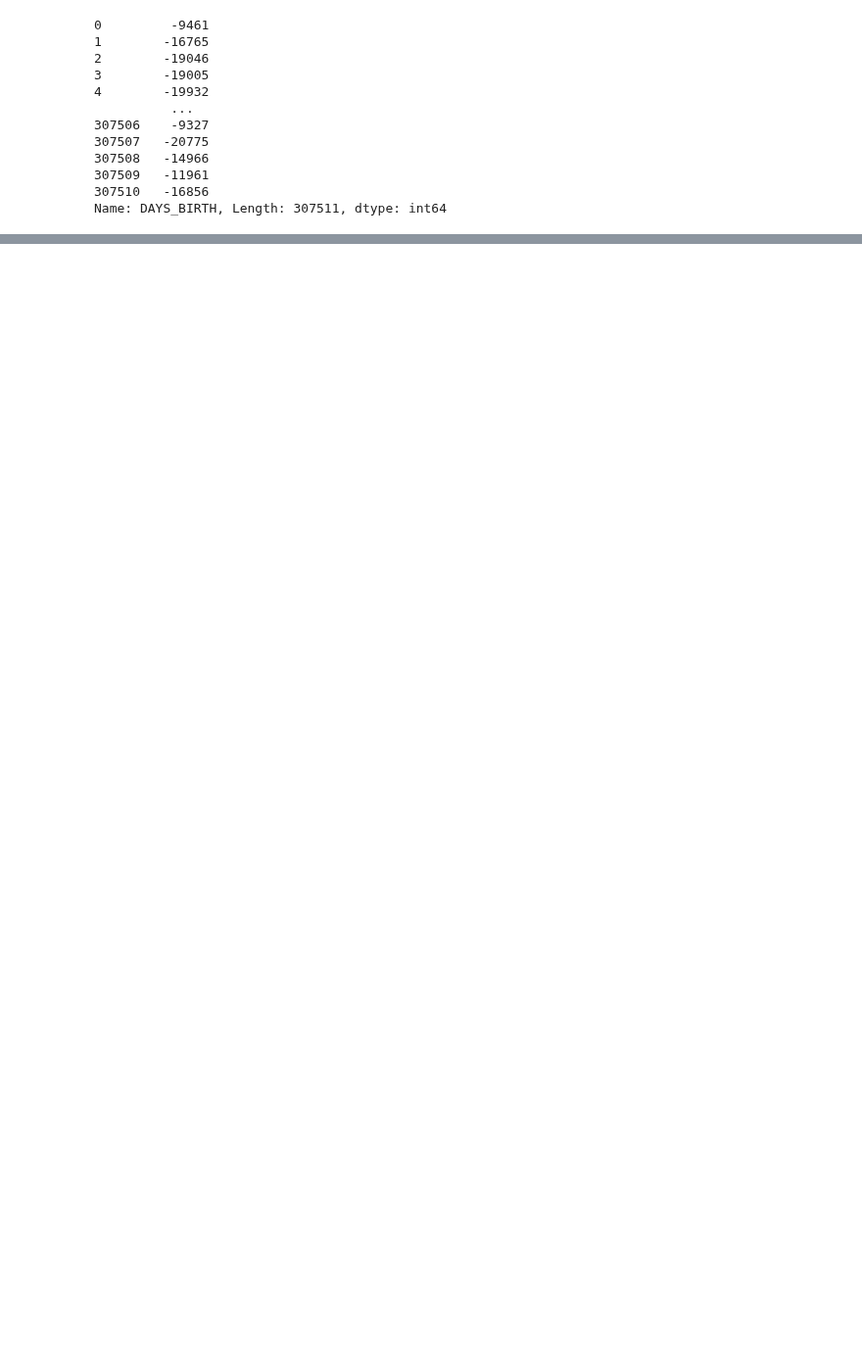
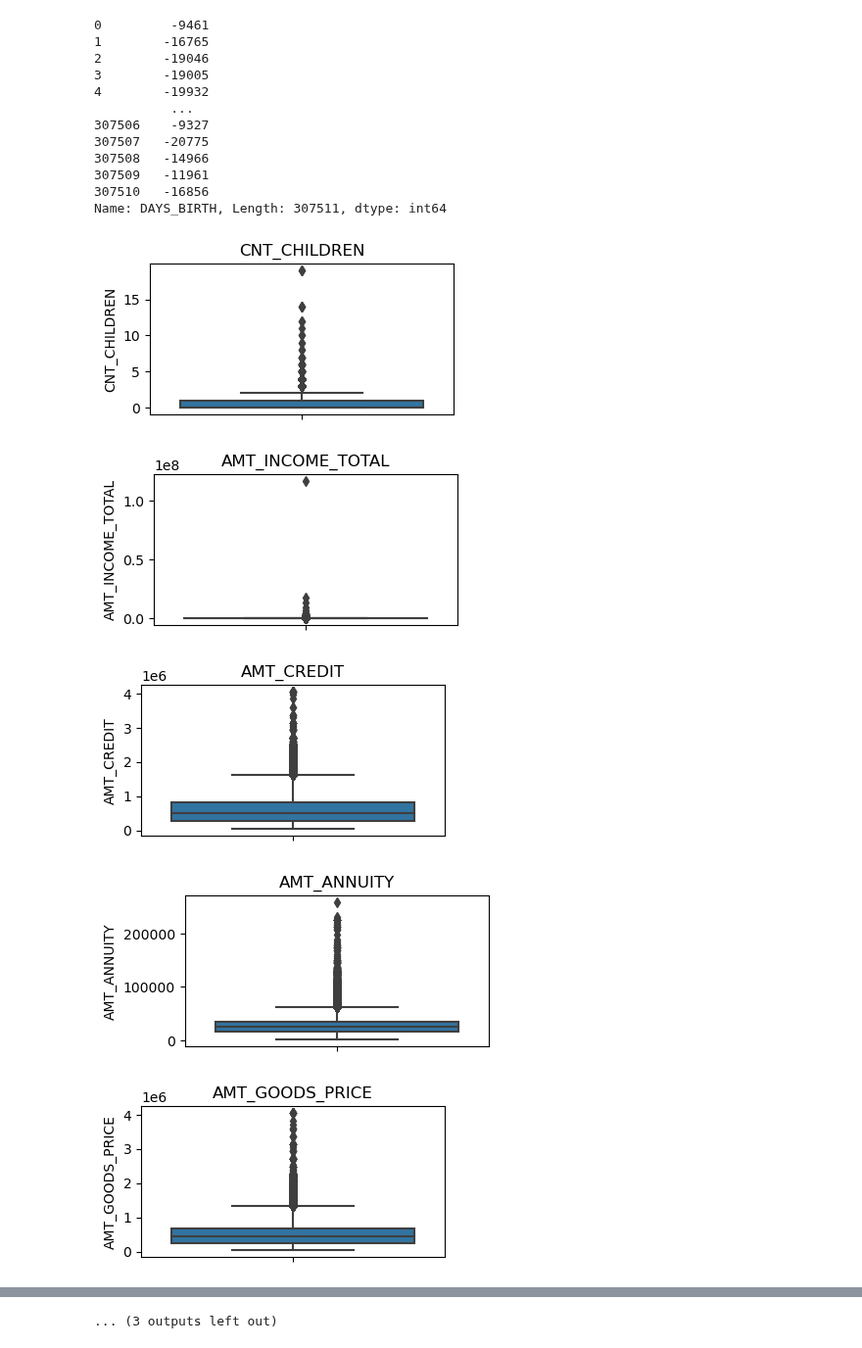
Before and after one commit to Punya-B-R/loan-approval-risk-analysis, a Jupyter notebook: Bank-Loan.ipynb, the cells around one changed output, grey strips where cells are left out. Shown at 98% size. Cells and saved outputs as stored; diff of their text form; code cells hidden in the pictures; blank space fills up the shorter version.

```diff
--- a/Bank-Loan.ipynb
+++ b/Bank-Loan.ipynb
@@ -235,5 +235,17 @@ app.DAYS_LAST_PHONE_CHANGE = app.DAYS_LAST_PHONE_CHANGE.apply(lambda x: x*-1)
 # %%
 app.REPAYER_OR_DEFAULTER = app.TARGET.apply(lambda x: 'Repayer' if x==0 else 'Defaulter')
 # %%
-app_continous = ['CNT_CHILDREN', 'AMT_INCOME_TOTAL', 'AMT_CREDIT', 'AMT_ANNUITY', 'AMT_GOODS_PRICE', 'REGION_POPULATION_RELATIVE', 'DAYS_EMPLOYED', 'DAYS_REGISTRATION', 'DAYS_ID_PUBLISH', 'CNT_FAM_MEMBERS', 'DAYS_LAST_PHONE_CHANGE', 'REGION_RATING', 'EXT_SOURCE', 'TOTAL_DOC_GIVEN', 'AGE']
+app_continous = ['CNT_CHILDREN', 'AMT_INCOME_TOTAL', 'AMT_CREDIT', 'AMT_ANNUITY', 'AMT_GOODS_PRICE', 'REGION_POPULATION_RELATIVE', 'DAYS_EMPLOYED', 'DAYS_REGISTRATION', 'DAYS_ID_PUBLISH', 'CNT_FAM_MEMBERS', 'DAYS_LAST_PHONE_CHANGE', 'REGION_RATING', 'EXT_SOURCE', 'TOTAL_DOCS_GIVEN', 'AGE']
 app_categorical=['TARGET', 'NAME_CONTRACT_TYPE', 'CODE_GENDER', 'FLAG_OWN_CAR', 'FLAG_OWN_REALTY', 'NAME_TYPE_SUITE', 'NAME_INCOME_TYPE', 'NAME_EDUCATION_TYPE', 'NAME_FAMILY_STATUS', 'NAME_HOUSING_TYPE', 'OCCUPATION_TYPE', 'ORGANIZATION_TYPE', 'CONTACT_INFO', 'PERCENTAGE_ADDRESS_MATCH']
+# %%
+for i in app_continous:
+    plt.figure(figsize=(4,2))
+    sns.boxplot(y=app[i])
+    plt.title(i)
+    plt.show()
+# %% [output]
+[figure, added]
+[figure, added]
+[figure, added]
+[figure, added]
+[figure, added]
@@ -239,0 +259 @@ app_categorical=['TARGET', 'NAME_CONTRACT_TYPE', 'CODE_GENDER', 'FLAG_OWN_CAR',
+... (3 outputs left out)
```
Also changed, not shown: parts of 2 cells of this notebook.
